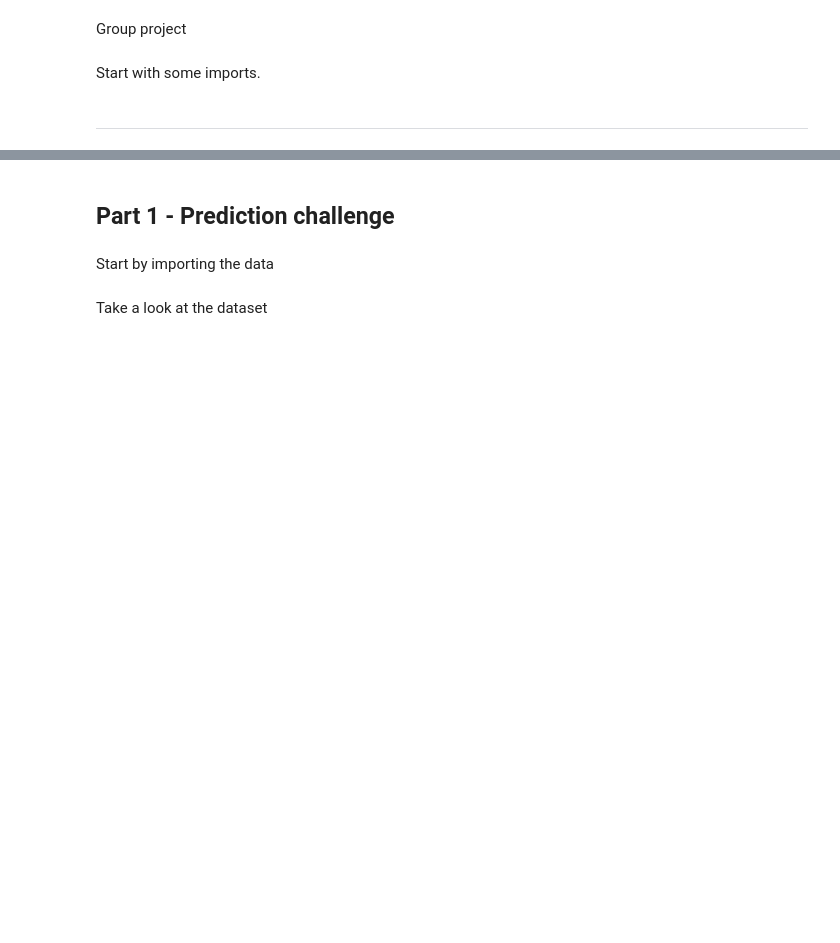
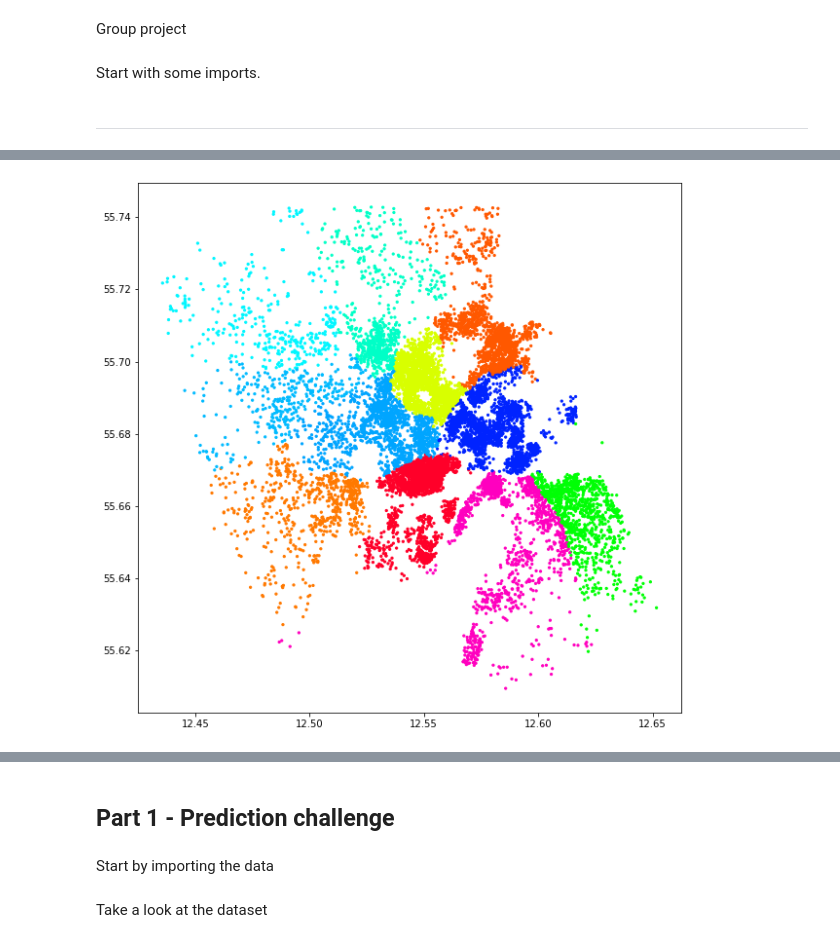
Before and after one commit to AndroCrunch/BusinessAnalytics13, a Jupyter notebook: Jupiter_project.ipynb, the cells around one changed output, grey strips where cells are left out. Cells and saved outputs as stored; diff of their text form; code cells hidden in the pictures; blank space fills up the shorter version.

```diff
--- a/Jupiter_project.ipynb
+++ b/Jupiter_project.ipynb
@@ -11,0 +14,3 @@ import pandas as pd
+# %%
+#importing the dataset
+data = pd.read_excel('listings_CPH.xlsx')
@@ -11,0 +35,8 @@ import pandas as pd
+# %%
+colors = [float(hash(s) % 256) / 256 for s in data.neighbourhood]
+
+plt.figure(figsize=(10,10))
+plt.scatter(data.longitude,data.latitude, s=5,c=colors,cmap="gist_rainbow",label=data.neighbourhood)
+plt.show()
+# %% [output]
+[figure, added]
```
Also changed, not shown: parts of 11 cells of this notebook, 1 other file.
